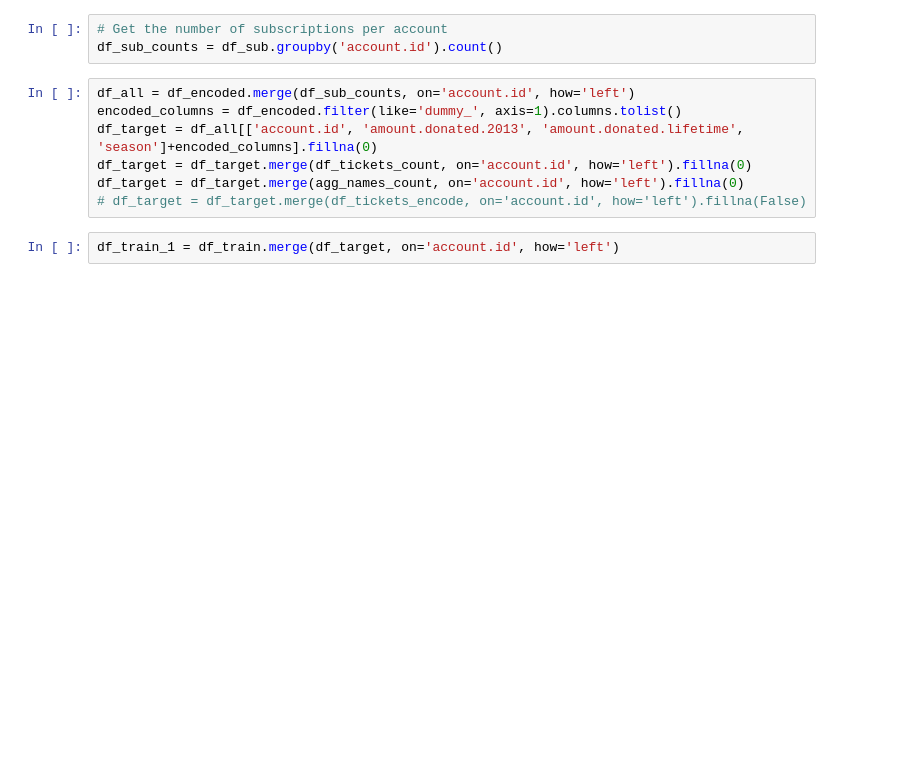
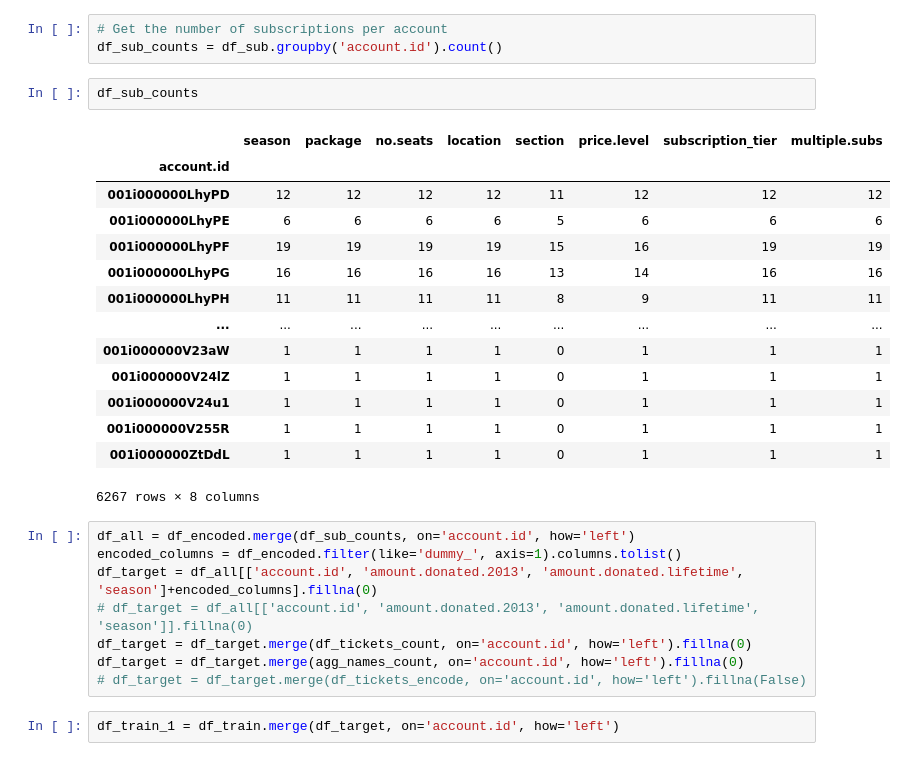
Before and after one commit to zihanxing/MusicSubscription_Prediction, a Jupyter notebook: main.ipynb, the cells around one changed output. Saved outputs shown, nothing was run; the diff lists cells and outputs as text; blank space fills up the shorter version.

```diff
--- a/main.ipynb
+++ b/main.ipynb
@@ -186,10 +178,28 @@ df_encoded = pd.get_dummies(df_account, columns=['processed_shipping_cities', 'p
 # %%
 # Get the number of subscriptions per account
 df_sub_counts = df_sub.groupby('account.id').count()
+# %%
+df_sub_counts
+# %% [output]
+|  | season | package | no.seats | location | section | price.level | subscription_tier | multiple.subs |
+| account.id |  |  |  |  |  |  |  |  |
+| 001i000000LhyPD | 12 | 12 | 12 | 12 | 11 | 12 | 12 | 12 |
+| 001i000000LhyPE | 6 | 6 | 6 | 6 | 5 | 6 | 6 | 6 |
+| 001i000000LhyPF | 19 | 19 | 19 | 19 | 15 | 16 | 19 | 19 |
+| 001i000000LhyPG | 16 | 16 | 16 | 16 | 13 | 14 | 16 | 16 |
+| 001i000000LhyPH | 11 | 11 | 11 | 11 | 8 | 9 | 11 | 11 |
+| ... | ... | ... | ... | ... | ... | ... | ... | ... |
+| 001i000000V23aW | 1 | 1 | 1 | 1 | 0 | 1 | 1 | 1 |
+| 001i000000V24lZ | 1 | 1 | 1 | 1 | 0 | 1 | 1 | 1 |
+| 001i000000V24u1 | 1 | 1 | 1 | 1 | 0 | 1 | 1 | 1 |
+| 001i000000V255R | 1 | 1 | 1 | 1 | 0 | 1 | 1 | 1 |
+| 001i000000ZtDdL | 1 | 1 | 1 | 1 | 0 | 1 | 1 | 1 |
+6267 rows × 8 columns
 # %%
 df_all = df_encoded.merge(df_sub_counts, on='account.id', how='left')
 encoded_columns = df_encoded.filter(like='dummy_', axis=1).columns.tolist()
 df_target = df_all[['account.id', 'amount.donated.2013', 'amount.donated.lifetime', 'season']+encoded_columns].fillna(0)
+# df_target = df_all[['account.id', 'amount.donated.2013', 'amount.donated.lifetime', 'season']].fillna(0)
 df_target = df_target.merge(df_tickets_count, on='account.id', how='left').fillna(0)
 df_target = df_target.merge(agg_names_count, on='account.id', how='left').fillna(0)
 # df_target = df_target.merge(df_tickets_encode, on='account.id', how='left').fillna(False)
```
Also changed, not shown: parts of 20 cells of this notebook, 14 other files.
